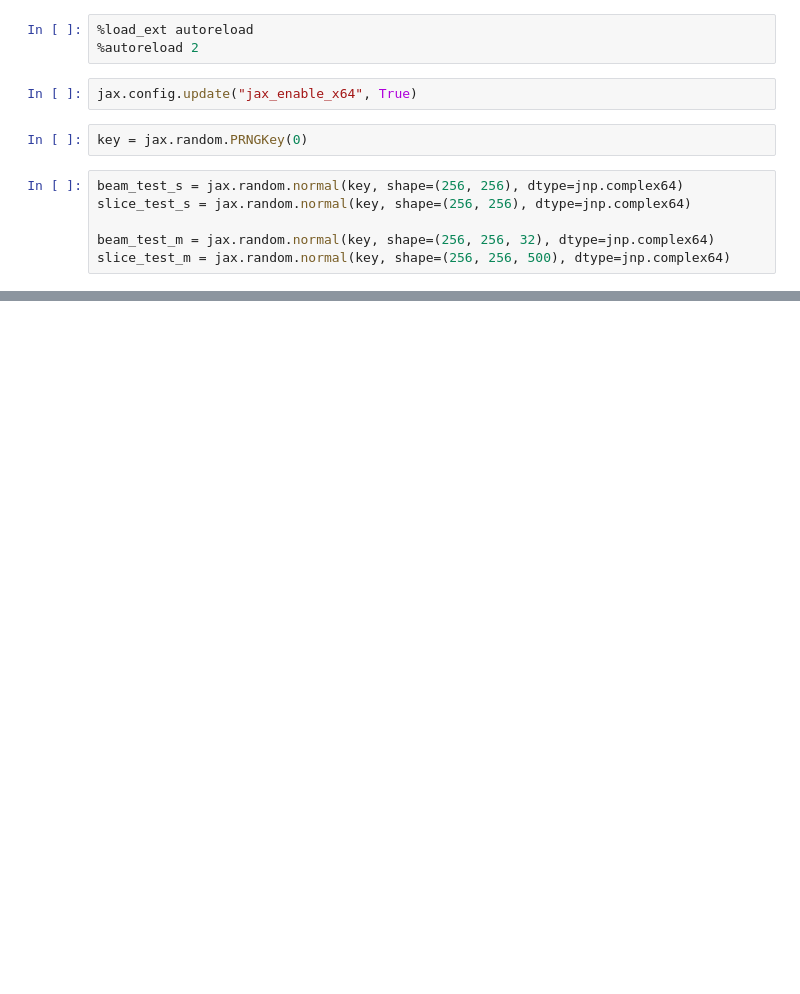
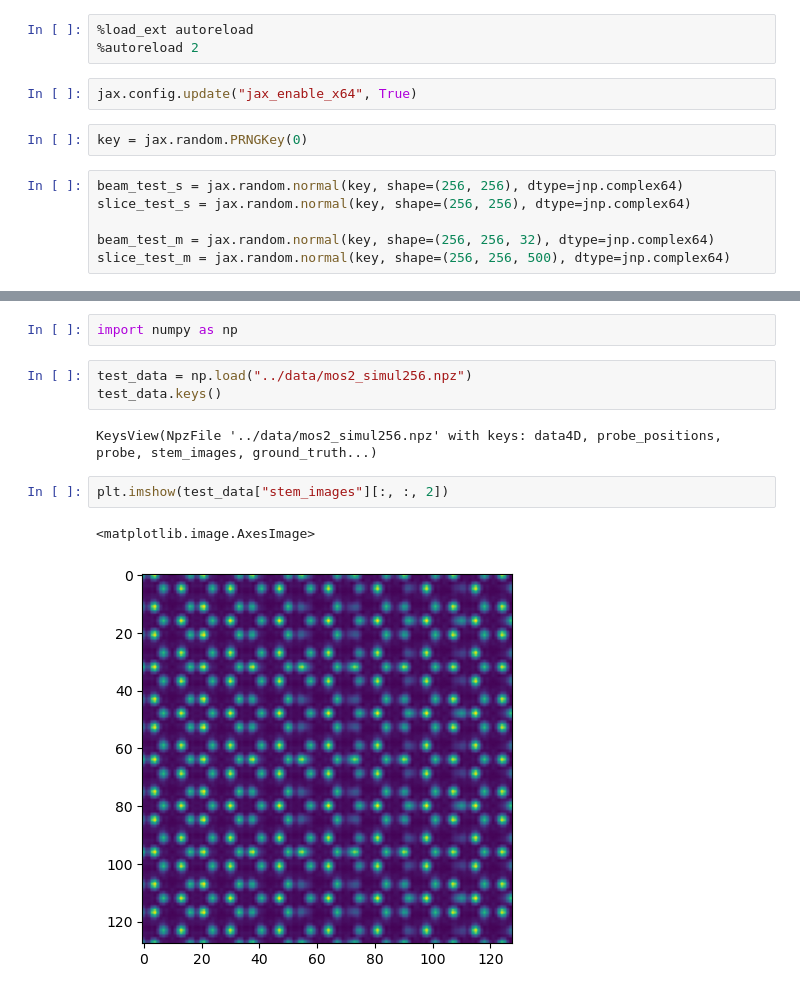
Before and after one commit to debangshu-mukherjee/ptyrodactyl, a Jupyter notebook: notebooks/CBED_Simulations.ipynb, the cells around one changed output, grey strips where cells are left out. Cells and saved outputs as stored; diff of their text form; blank space fills up the shorter version.

```diff
--- a/notebooks/CBED_Simulations.ipynb
+++ b/notebooks/CBED_Simulations.ipynb
@@ -93,0 +129,12 @@ Array(True, dtype=bool)
+# %%
+import numpy as np
+# %%
+test_data = np.load("../data/mos2_simul256.npz")
+test_data.keys()
+# %% [output]
+KeysView(NpzFile '../data/mos2_simul256.npz' with keys: data4D, probe_positions, probe, stem_images, ground_truth...)
+# %%
+plt.imshow(test_data["stem_images"][:, :, 2])
+# %% [output]
+<matplotlib.image.AxesImage>
+[figure, added]
```
Also changed, not shown: parts of 30 cells of this notebook, 5 other files.
